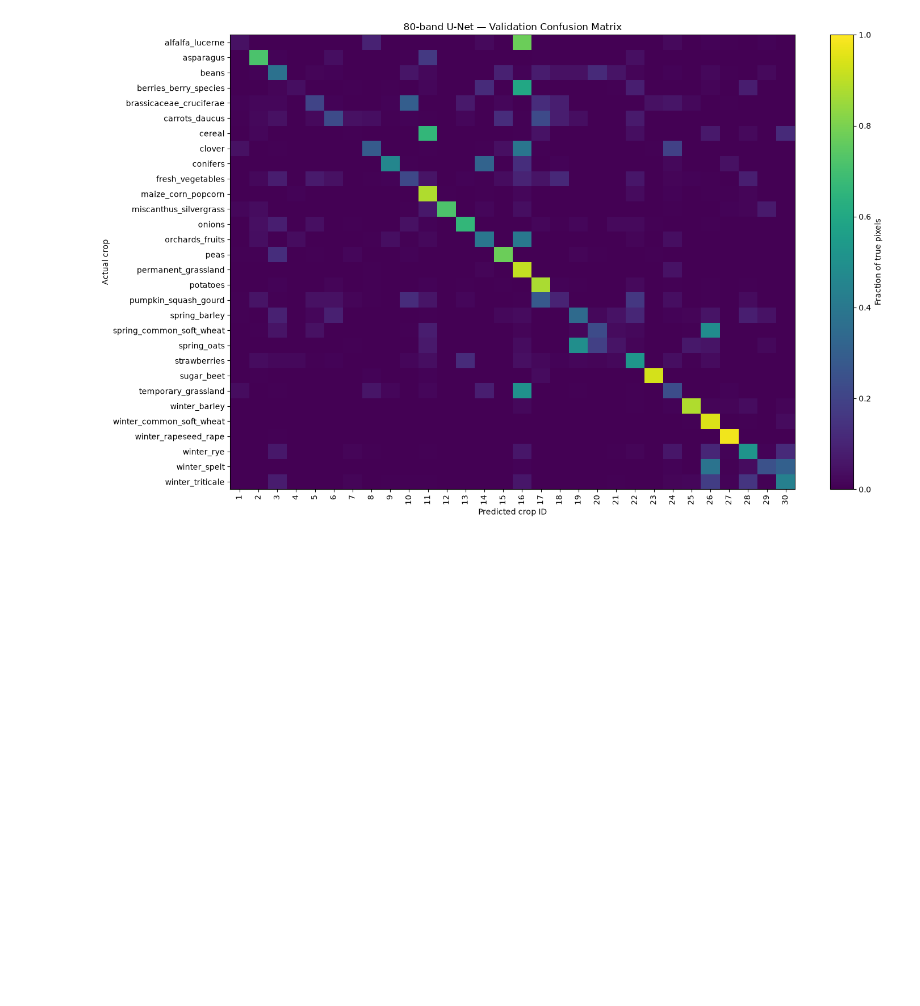
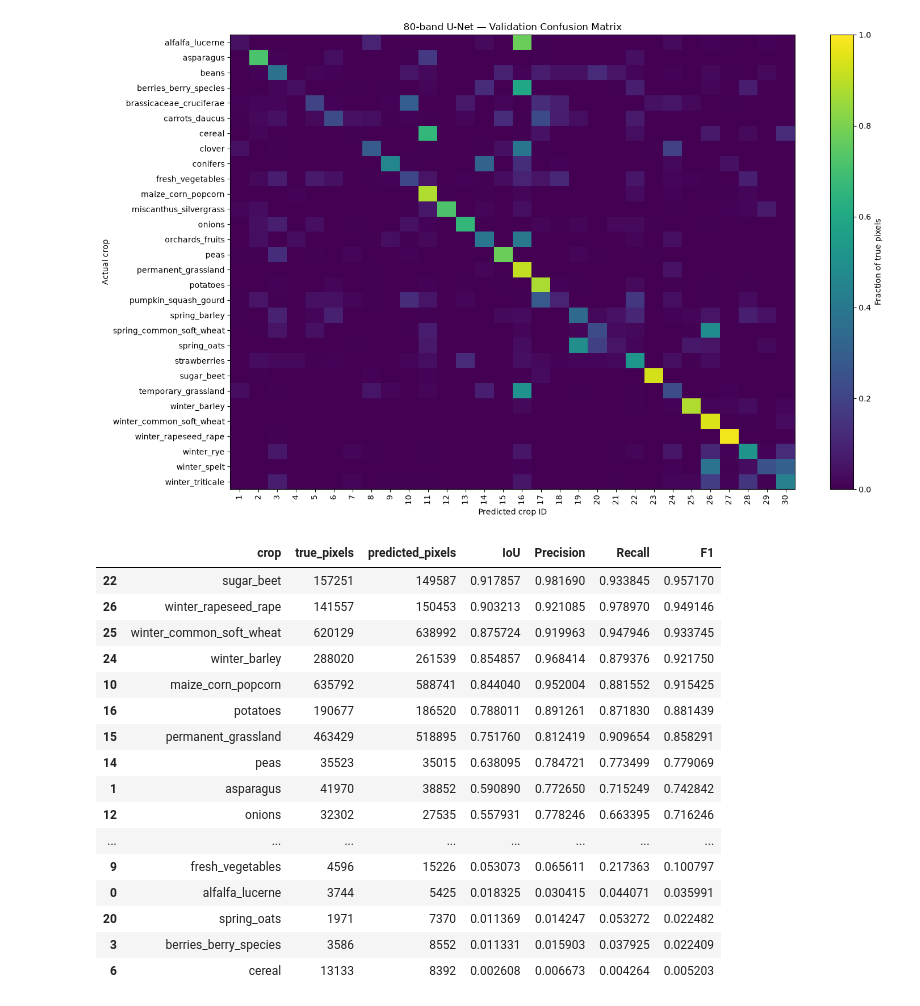
Before and after one commit to staehelinhenrimax-droid/European-Spectral-Crop-Identification, a Jupyter notebook: notebooks/Functionalized_workflow.ipynb, the cells around one changed output. Cells and saved outputs as stored; diff of their text form; code cells hidden in the pictures; blank space fills up the shorter version.

```diff
--- a/notebooks/Functionalized_workflow.ipynb
+++ b/notebooks/Functionalized_workflow.ipynb
@@ -1322,3 +1330,28 @@ plt.tight_layout()
 plt.show()
 # %% [output]
 [figure]
+# %%
+display(
+    class_results[
+        ["crop", "true_pixels", "predicted_pixels",
+         "IoU", "Precision", "Recall", "F1"]
+    ].sort_values("IoU", ascending=False)
+)
+# %% [output]
+|  | crop | true_pixels | predicted_pixels | IoU | Precision | Recall | F1 |
+| 22 | sugar_beet | 157251 | 149587 | 0.917857 | 0.981690 | 0.933845 | 0.957170 |
+| 26 | winter_rapeseed_rape | 141557 | 150453 | 0.903213 | 0.921085 | 0.978970 | 0.949146 |
+| 25 | winter_common_soft_wheat | 620129 | 638992 | 0.875724 | 0.919963 | 0.947946 | 0.933745 |
+| 24 | winter_barley | 288020 | 261539 | 0.854857 | 0.968414 | 0.879376 | 0.921750 |
+| 10 | maize_corn_popcorn | 635792 | 588741 | 0.844040 | 0.952004 | 0.881552 | 0.915425 |
+| 16 | potatoes | 190677 | 186520 | 0.788011 | 0.891261 | 0.871830 | 0.881439 |
+| 15 | permanent_grassland | 463429 | 518895 | 0.751760 | 0.812419 | 0.909654 | 0.858291 |
+| 14 | peas | 35523 | 35015 | 0.638095 | 0.784721 | 0.773499 | 0.779069 |
+| 1 | asparagus | 41970 | 38852 | 0.590890 | 0.772650 | 0.715249 | 0.742842 |
+| 12 | onions | 32302 | 27535 | 0.557931 | 0.778246 | 0.663395 | 0.716246 |
+| ... | ... | ... | ... | ... | ... | ... | ... |
+| 9 | fresh_vegetables | 4596 | 15226 | 0.053073 | 0.065611 | 0.217363 | 0.100797 |
+| 0 | alfalfa_lucerne | 3744 | 5425 | 0.018325 | 0.030415 | 0.044071 | 0.035991 |
+| 20 | spring_oats | 1971 | 7370 | 0.011369 | 0.014247 | 0.053272 | 0.022482 |
+| 3 | berries_berry_species | 3586 | 8552 | 0.011331 | 0.015903 | 0.037925 | 0.022409 |
+| 6 | cereal | 13133 | 8392 | 0.002608 | 0.006673 | 0.004264 | 0.005203 |
```
Also changed, not shown: parts of 6 cells of this notebook.
